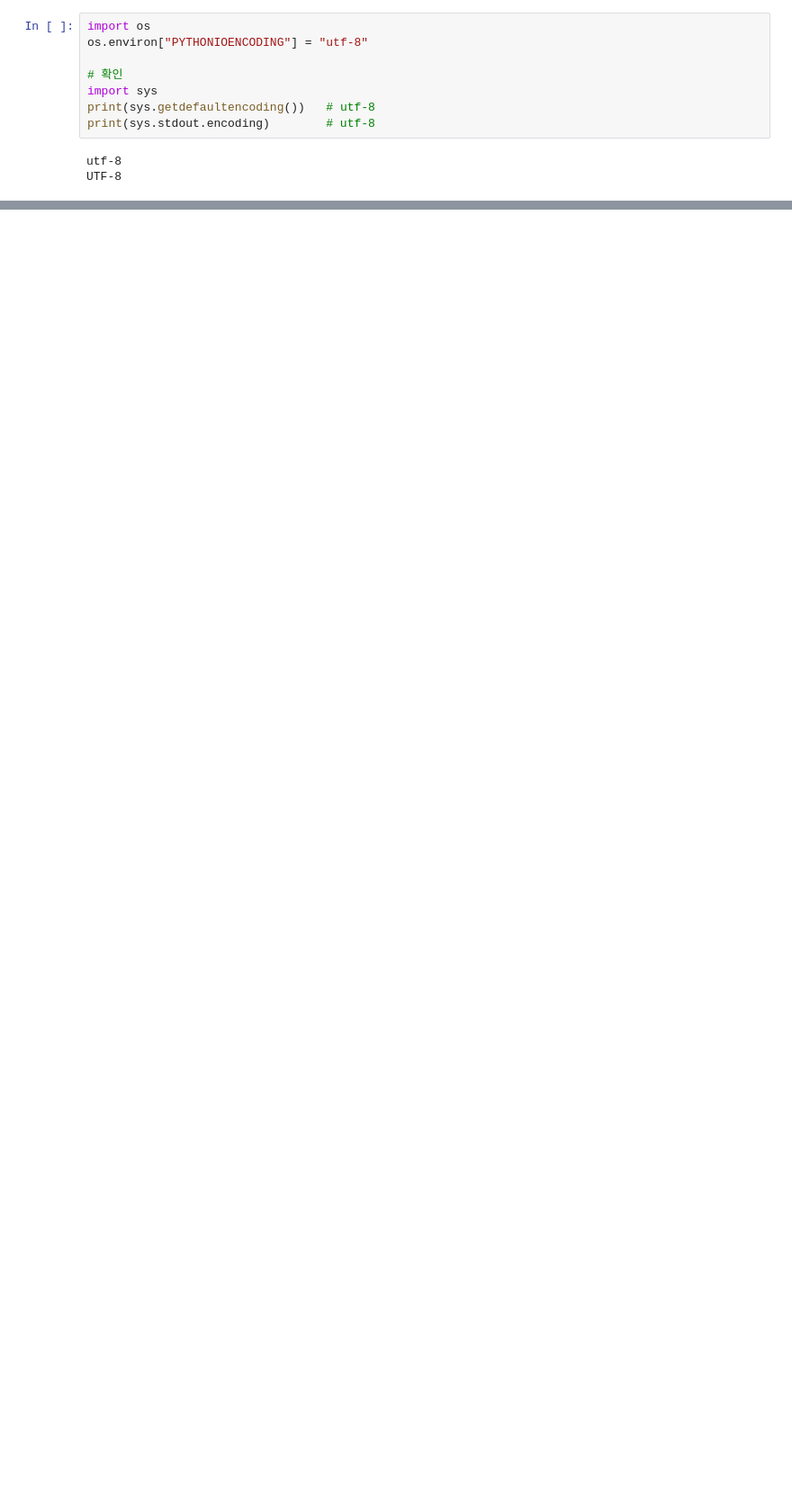
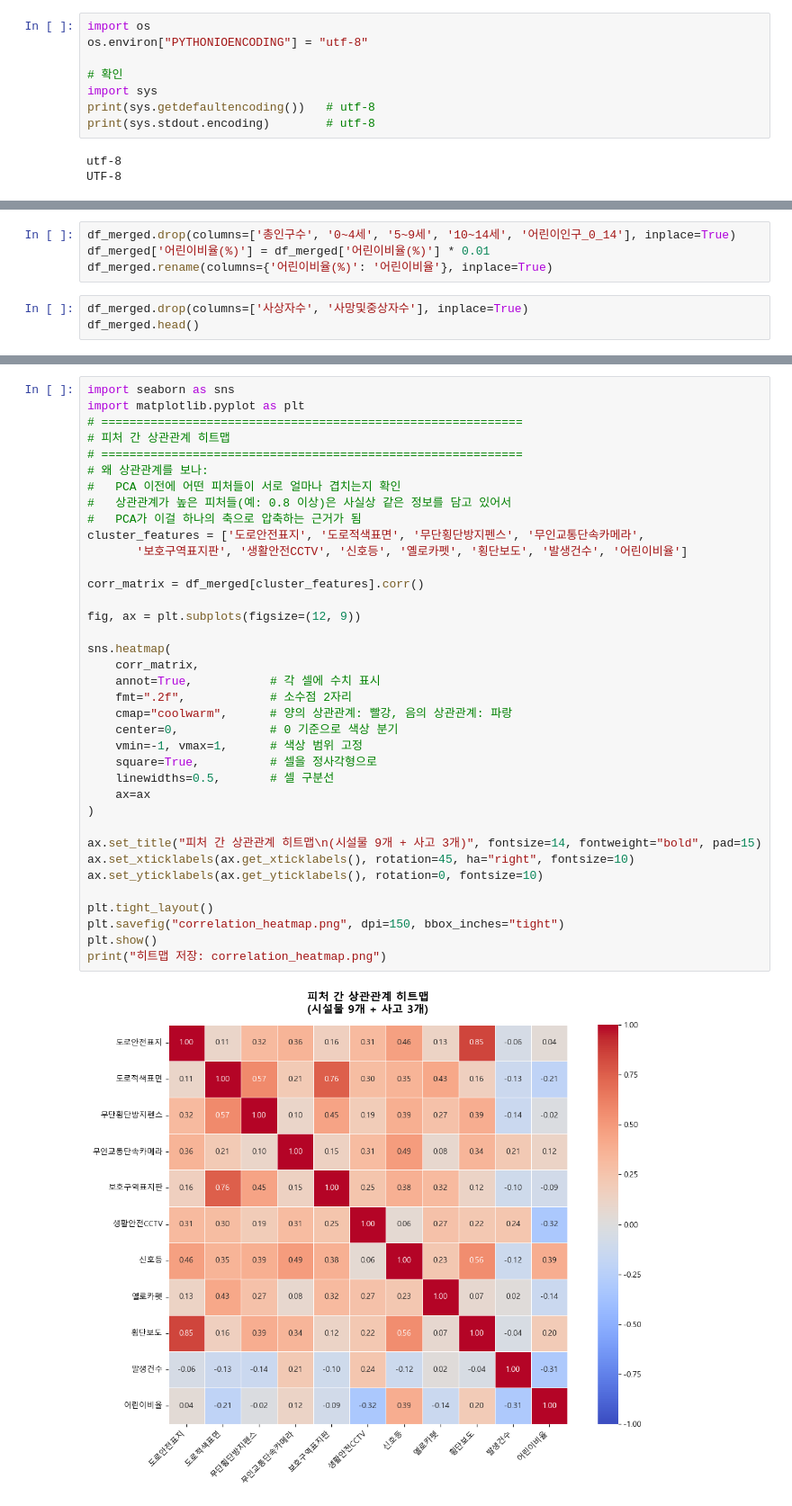
Before and after one commit to jimena1lee/1stProject_MSAI09, a Jupyter notebook: Preprocessing/preprocessing.ipynb, the cells around one changed output, grey strips where cells are left out. Shown at 90% size. Cells and saved outputs as stored; diff of their text form; blank space fills up the shorter version.

```diff
--- a/Preprocessing/preprocessing.ipynb
+++ b/Preprocessing/preprocessing.ipynb
@@ -1248,0 +1311,7 @@ UnicodeEncodeError: 'latin-1' codec can't encode characters in position 8-10: or
+# %%
+df_merged.drop(columns=['총인구수', '0~4세', '5~9세', '10~14세', '어린이인구_0_14'], inplace=True)
+df_merged['어린이비율(%)'] = df_merged['어린이비율(%)'] * 0.01
+df_merged.rename(columns={'어린이비율(%)': '어린이비율'}, inplace=True)
+# %%
+df_merged.drop(columns=['사상자수', '사망및중상자수'], inplace=True)
+df_merged.head()
@@ -1248,0 +1335,39 @@ UnicodeEncodeError: 'latin-1' codec can't encode characters in position 8-10: or
+# %%
+import seaborn as sns
+import matplotlib.pyplot as plt
+# ============================================================
+# 피처 간 상관관계 히트맵
+# ============================================================
+# 왜 상관관계를 보나:
+#   PCA 이전에 어떤 피처들이 서로 얼마나 겹치는지 확인
+#   상관관계가 높은 피처들(예: 0.8 이상)은 사실상 같은 정보를 담고 있어서
+#   PCA가 이걸 하나의 축으로 압축하는 근거가 됨
+cluster_features = ['도로안전표지', '도로적색표면', '무단횡단방지펜스', '무인교통단속카메라',
+       '보호구역표지판', '생활안전CCTV', '신호등', '옐로카펫', '횡단보도', '발생건수', '어린이비율']
+
+corr_matrix = df_merged[cluster_features].corr()
+
+fig, ax = plt.subplots(figsize=(12, 9))
+
+sns.heatmap(
+    corr_matrix,
+    annot=True,           # 각 셀에 수치 표시
+    fmt=".2f",            # 소수점 2자리
+    cmap="coolwarm",      # 양의 상관관계: 빨강, 음의 상관관계: 파랑
+    center=0,             # 0 기준으로 색상 분기
+    vmin=-1, vmax=1,      # 색상 범위 고정
+    square=True,          # 셀을 정사각형으로
+    linewidths=0.5,       # 셀 구분선
+    ax=ax
+)
+
+ax.set_title("피처 간 상관관계 히트맵\n(시설물 9개 + 사고 3개)", fontsize=14, fontweight="bold", pad=15)
+ax.set_xticklabels(ax.get_xticklabels(), rotation=45, ha="right", fontsize=10)
+ax.set_yticklabels(ax.get_yticklabels(), rotation=0, fontsize=10)
+
+plt.tight_layout()
+plt.savefig("correlation_heatmap.png", dpi=150, bbox_inches="tight")
+plt.show()
+print("히트맵 저장: correlation_heatmap.png")
+# %% [output]
+[figure, added]
```
Also changed, not shown: parts of 18 cells of this notebook, 13 other files.
